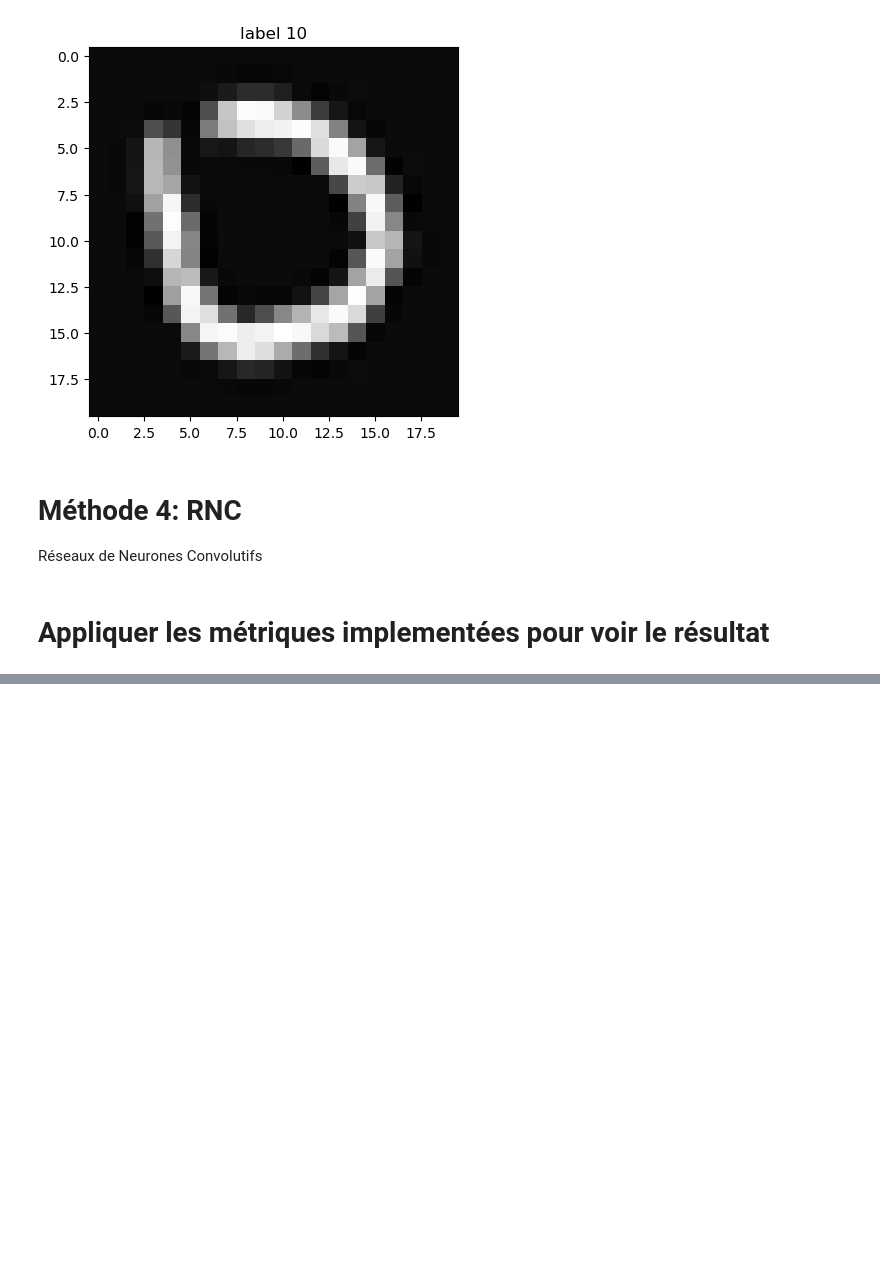
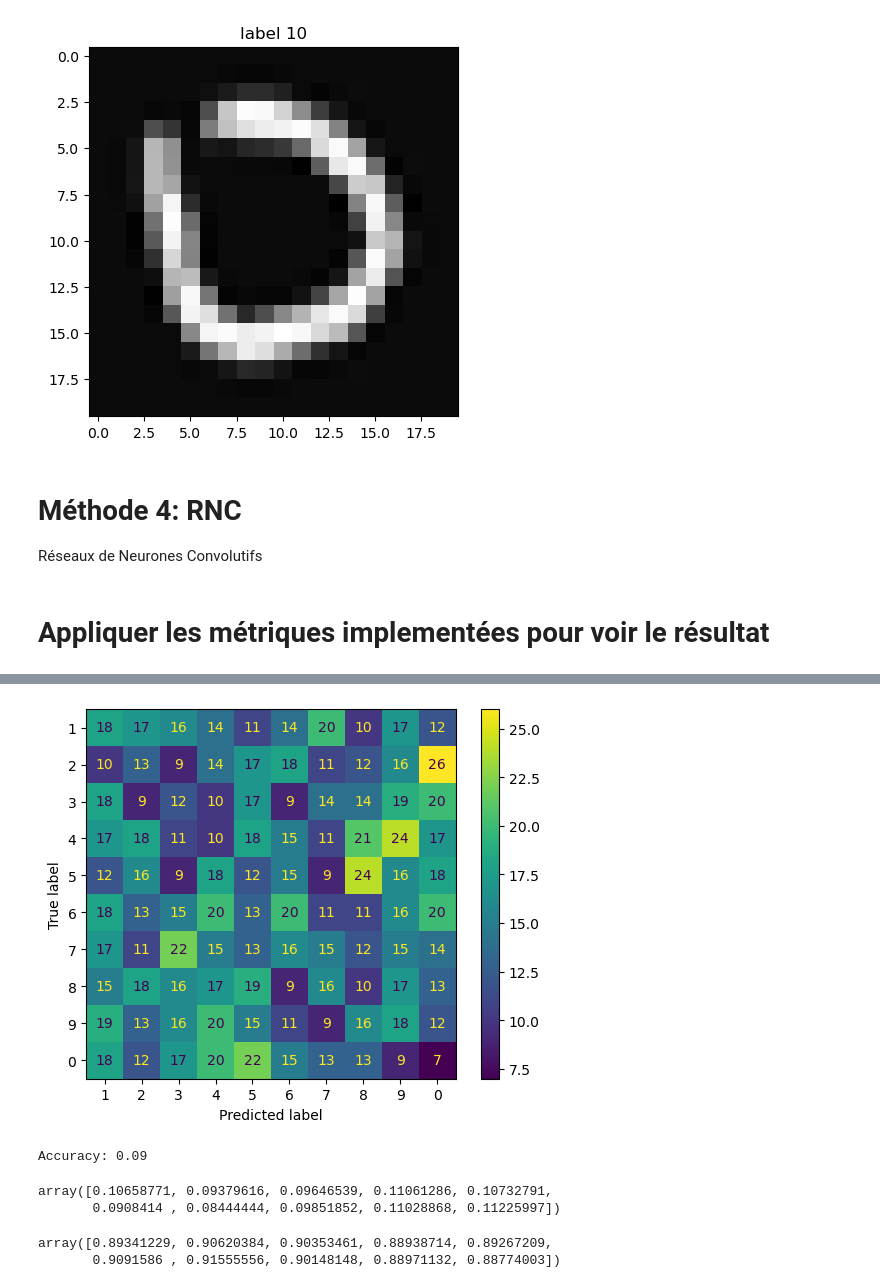
Before and after one commit to felladib/DL-ML, a Jupyter notebook: TP 1.ipynb, the cells around one changed output, grey strips where cells are left out. Saved outputs shown, nothing was run; the diff lists cells and outputs as text; code cells hidden in the pictures; blank space fills up the shorter version.

```diff
--- a/TP 1.ipynb
+++ b/TP 1.ipynb
@@ -315,0 +336,9 @@ Réseaux de Neurones Convolutifs
+# %%
+# sklearn confusion matrix
+confusion_matrix = confusion_matrix(Yt, y_pred)
+
+cm_display = metrics.ConfusionMatrixDisplay(confusion_matrix , display_labels = [1,  2,  3,  4,  5,  6,  7,  8,  9, 0])
+cm_display.plot()
+plt.show()
+# %% [output]
+[figure, added]
@@ -315,0 +349,15 @@ Réseaux de Neurones Convolutifs
+# %%
+accuracy = accuracy_from_confusion_matrix(conf_matrix)
+print("Accuracy:", accuracy)
+# %% [output]
+Accuracy: 0.09
+# %%
+FP_rate(fp,tn)
+# %% [output]
+array([0.10658771, 0.09379616, 0.09646539, 0.11061286, 0.10732791,
+       0.0908414 , 0.08444444, 0.09851852, 0.11028868, 0.11225997])
+# %%
+TN_rate(fp,tn)
+# %% [output]
+array([0.89341229, 0.90620384, 0.90353461, 0.88938714, 0.89267209,
+       0.9091586 , 0.91555556, 0.90148148, 0.88971132, 0.88774003])
```
Also changed, not shown: parts of 26 cells of this notebook.
